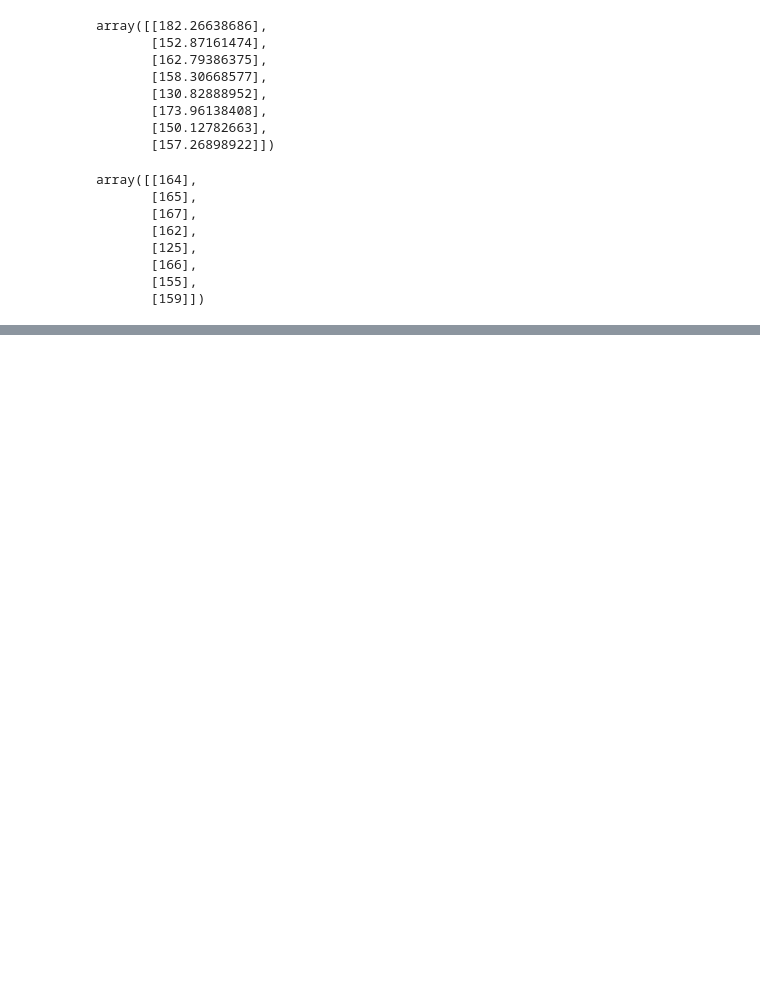
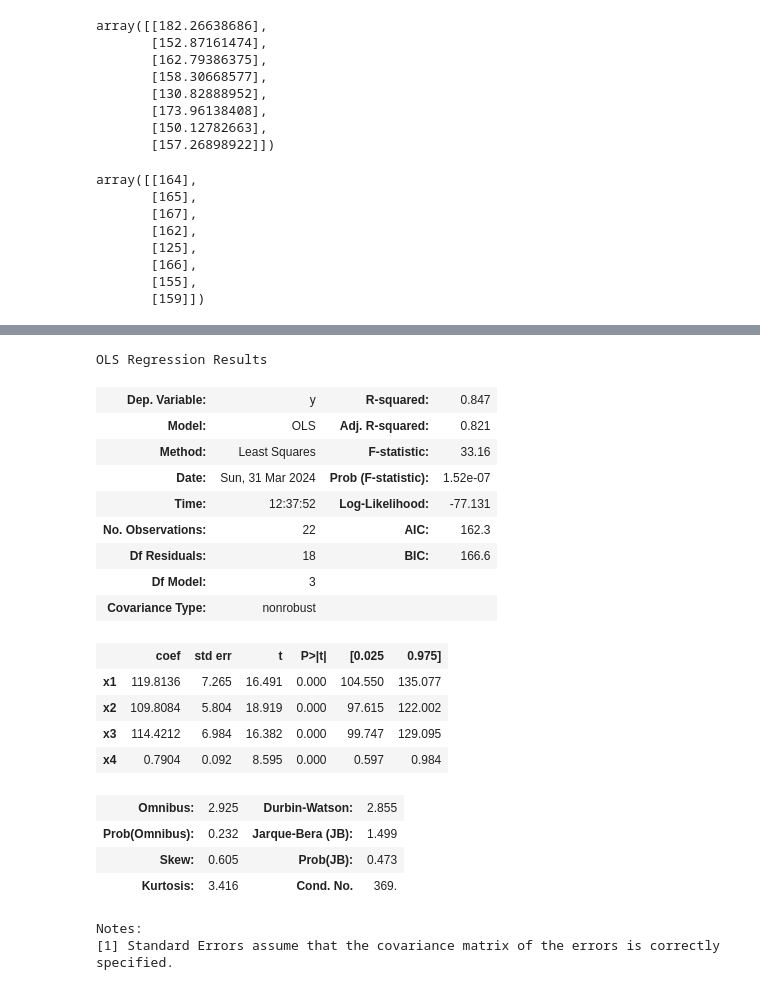
Before and after one commit to Efe-Eroglu/Machine-Learning-Tutorial, a Jupyter notebook: Label ve One Hot Encoder/Label&OneHotEncoder.ipynb, the cells around one changed output, grey strips where cells are left out. Saved outputs shown, nothing was run; the diff lists cells and outputs as text; code cells hidden in the pictures; blank space fills up the shorter version.

```diff
--- a/Label ve One Hot Encoder/Label&OneHotEncoder.ipynb
+++ b/Label ve One Hot Encoder/Label&OneHotEncoder.ipynb
@@ -417,0 +527,28 @@ array([[164],
+# %%
+X_l = veri.iloc[:,[0,1,2,3]].values
+X_l = np.array(X_l, dtype=float)
+model = sm.OLS(boy, X_l).fit()
+# %%
+model.summary()
+# %% [output]
+OLS Regression Results
+| Dep. Variable: | y | R-squared: | 0.847 |
+| Model: | OLS | Adj. R-squared: | 0.821 |
+| Method: | Least Squares | F-statistic: | 33.16 |
+| Date: | Sun, 31 Mar 2024 | Prob (F-statistic): | 1.52e-07 |
+| Time: | 12:37:52 | Log-Likelihood: | -77.131 |
+| No. Observations: | 22 | AIC: | 162.3 |
+| Df Residuals: | 18 | BIC: | 166.6 |
+| Df Model: | 3 |  |  |
+| Covariance Type: | nonrobust |  |  |
+|  | coef | std err | t | P>|t| | [0.025 | 0.975] |
+| x1 | 119.8136 | 7.265 | 16.491 | 0.000 | 104.550 | 135.077 |
+| x2 | 109.8084 | 5.804 | 18.919 | 0.000 | 97.615 | 122.002 |
+| x3 | 114.4212 | 6.984 | 16.382 | 0.000 | 99.747 | 129.095 |
+| x4 | 0.7904 | 0.092 | 8.595 | 0.000 | 0.597 | 0.984 |
+| Omnibus: | 2.925 | Durbin-Watson: | 2.855 |
+| Prob(Omnibus): | 0.232 | Jarque-Bera (JB): | 1.499 |
+| Skew: | 0.605 | Prob(JB): | 0.473 |
+| Kurtosis: | 3.416 | Cond. No. | 369. |
+Notes:
+[1] Standard Errors assume that the covariance matrix of the errors is correctly specified.
```
Also changed, not shown: parts of 11 cells of this notebook.
